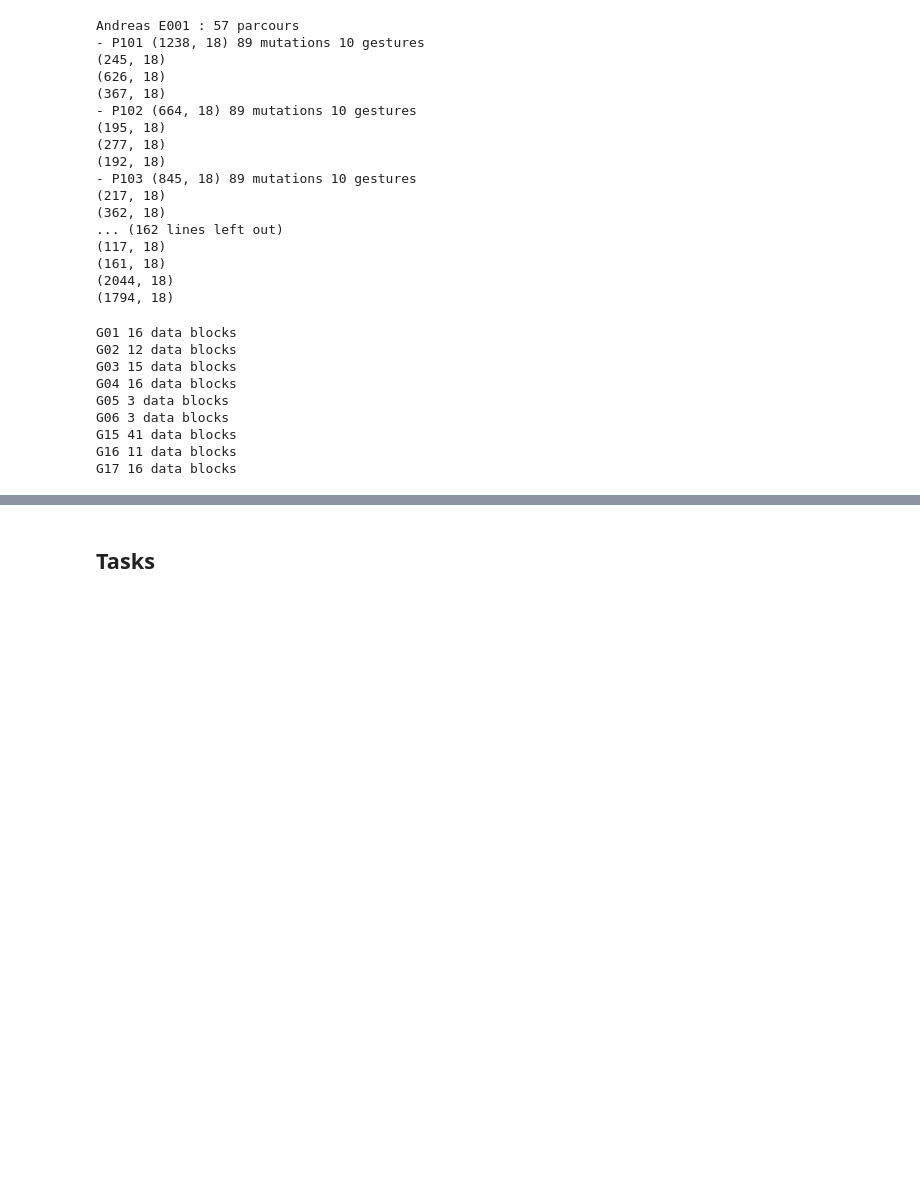
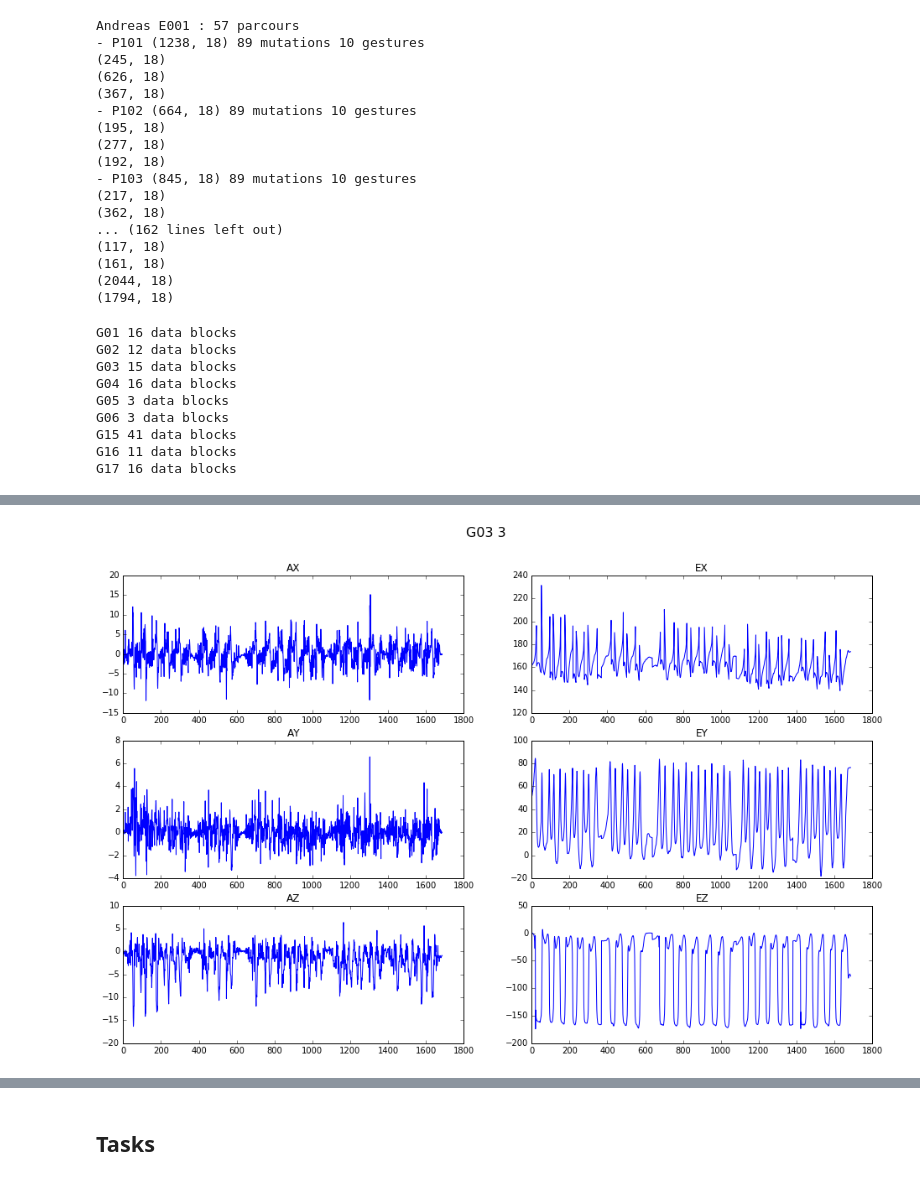
Before and after one commit to Make-O-Matic/MOM-Engine, a Jupyter notebook: data_preprocess.ipynb, the cells around one changed output, grey strips where cells are left out. Saved outputs shown, nothing was run; the diff lists cells and outputs as text; code cells hidden in the pictures; blank space fills up the shorter version.

```diff
--- a/data_preprocess.ipynb
+++ b/data_preprocess.ipynb
@@ -522,12 +524,15 @@ one_plot(mydata,var)
 # TODO GRASP_A B C
 params = ['AX', 'AY', 'AZ', 'EX', 'EY', 'EZ']
 # %%
-def grid_plot(mydata):
+def grid_plot(mydata, title=True):
     rows = 3
     cols = 2
     fig, axes = plt.subplots(rows, cols, figsize=(16, 10)) #, sharex=True, sharey=True)
-    title = "%s %s %s %s %s %s" % (exp,subject,parcours,mutation,gesture,gesture_name(gesture))
-    fig.suptitle(title, fontsize=16)
+    if title is True:
+        titlestr = "%s %s %s %s %s %s" % (exp,subject,parcours,mutation,gesture,gesture_name(gesture))
+        fig.suptitle(titlestr, fontsize=16)
+    elif title is not None:
+        fig.suptitle(title, fontsize=16)
 
     axes_list = axes.reshape(-1)
 
@@ -642,0 +665,6 @@ G17 16 data blocks
+# %%
+g = 'G03'
+i=3
+grid_plot(gesture_exp_dict[g][i], title = g + ' ' + str(i))
+# %% [output]
+[figure, added]
```
Also changed, not shown: parts of 13 cells of this notebook.
